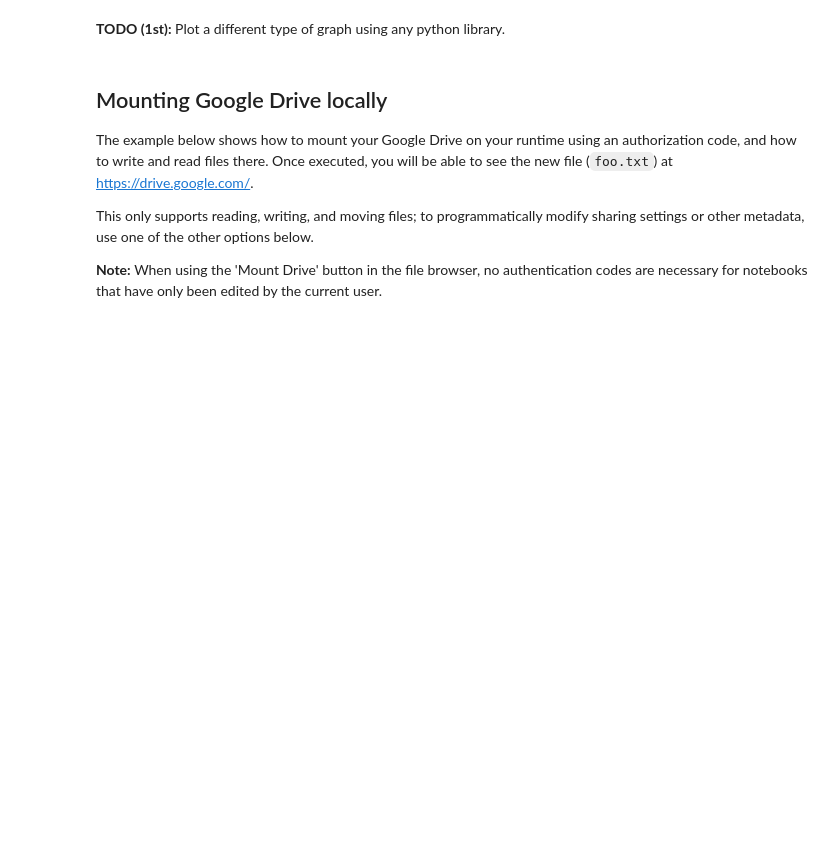
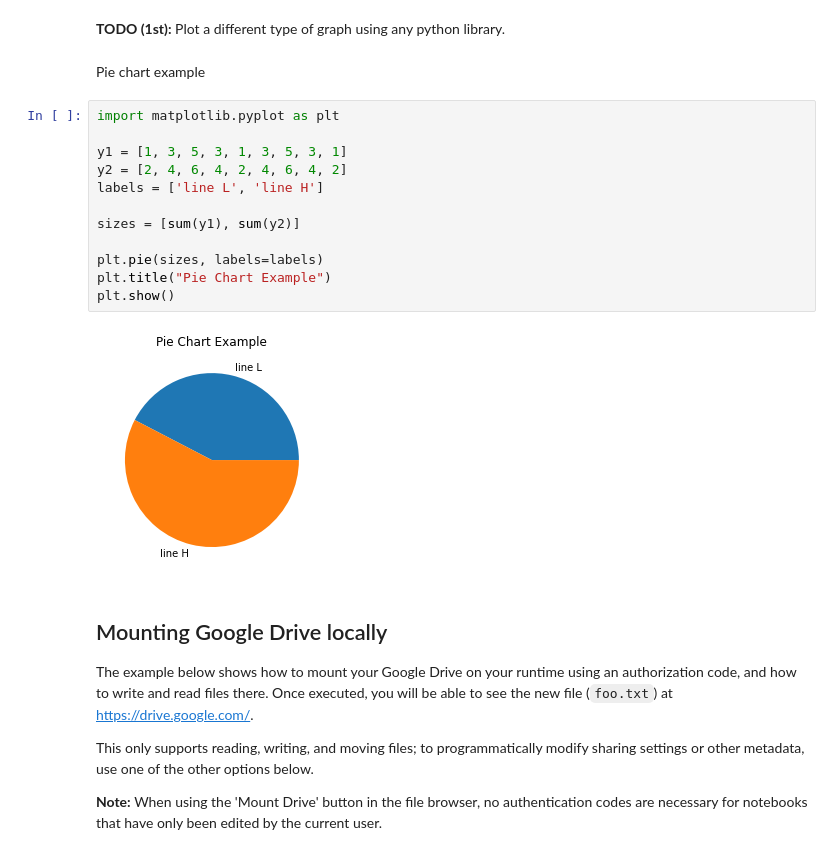
Before and after one commit to SVA2022-2023/1409a_welcome_to_colab-IBogdan4226, a Jupyter notebook: welcome_to_colab.ipynb, the cells around one changed output. Drawn from its saved outputs; the diff is of its cells as text; blank space fills up the shorter version.

```diff
--- a/welcome_to_colab.ipynb
+++ b/welcome_to_colab.ipynb
@@ -206,6 +206,22 @@ plt.show()
 [figure]
 # %% [markdown]
 **TODO (1st):** Plot a different type of graph using any python library.
+# %% [markdown]
+Pie chart example
+# %%
+import matplotlib.pyplot as plt
+
+y1 = [1, 3, 5, 3, 1, 3, 5, 3, 1]
+y2 = [2, 4, 6, 4, 2, 4, 6, 4, 2]
+labels = ['line L', 'line H']
+
+sizes = [sum(y1), sum(y2)]
+
+plt.pie(sizes, labels=labels)
+plt.title("Pie Chart Example")
+plt.show()
+# %% [output]
+[figure, added]
 # %% [markdown]
 ## Mounting Google Drive locally
 
```
